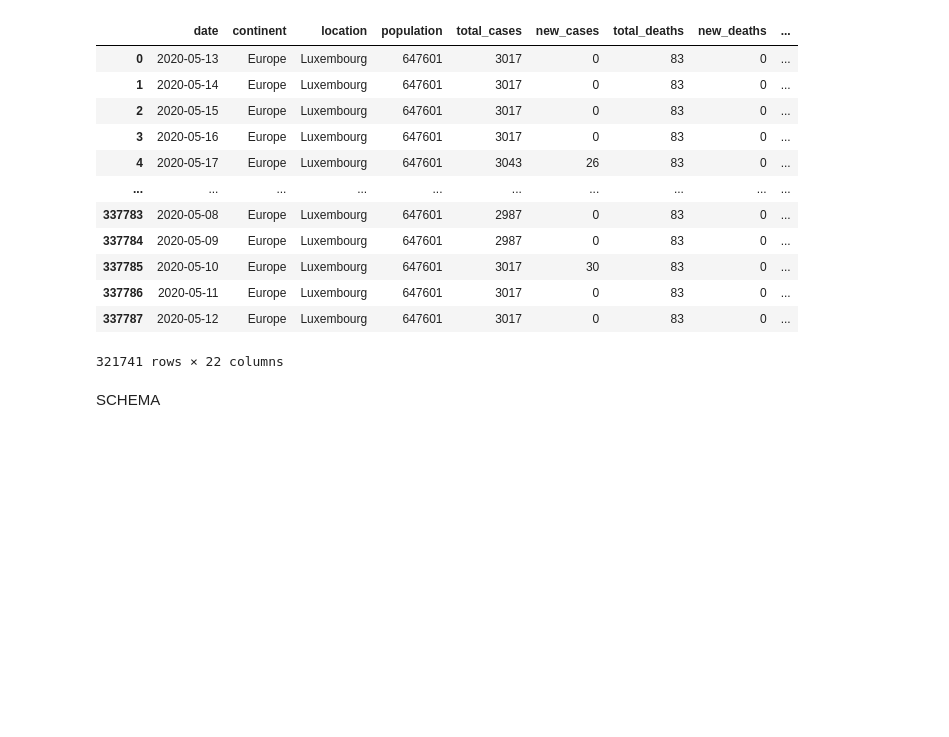
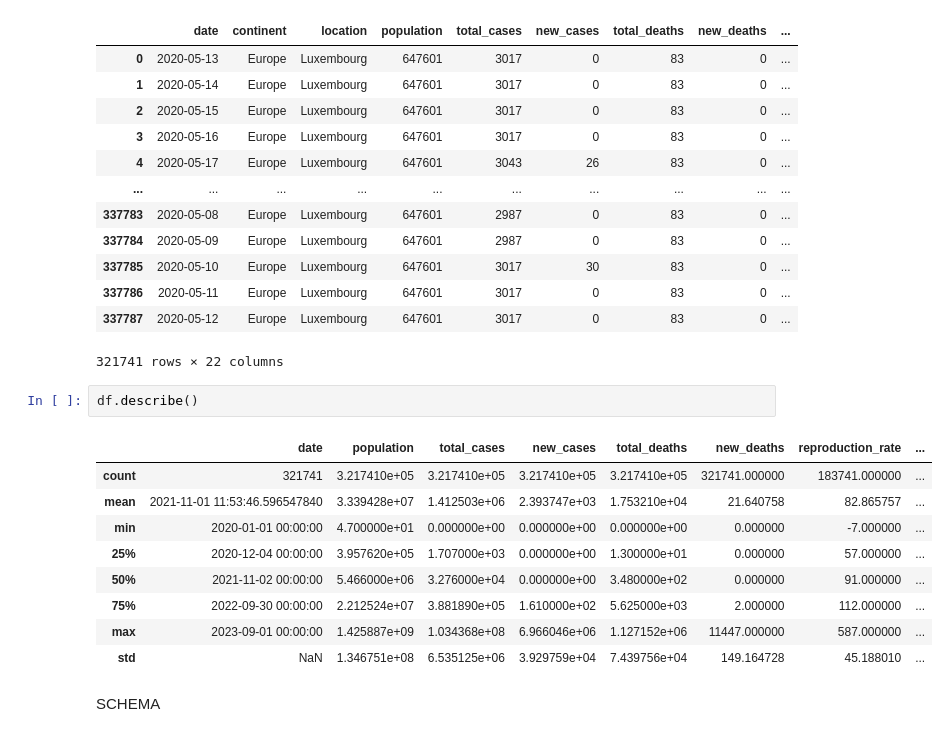
Before and after one commit to askazera/Covid19, a Jupyter notebook: notebooks/analisys.ipynb, the cells around one changed output. Cells and saved outputs as stored; diff of their text form; blank space fills up the shorter version.

```diff
--- a/notebooks/analisys.ipynb
+++ b/notebooks/analisys.ipynb
@@ -172,6 +172,18 @@ df
 | 337786 | 2020-05-11 | Europe | Luxembourg | 647601 | 3017 | 0 | 83 | 0 | ... |
 | 337787 | 2020-05-12 | Europe | Luxembourg | 647601 | 3017 | 0 | 83 | 0 | ... |
 321741 rows × 22 columns
+# %%
+df.describe()
+# %% [output]
+|  | date | population | total_cases | new_cases | total_deaths | new_deaths | reproduction_rate | ... |
+| count | 321741 | 3.217410e+05 | 3.217410e+05 | 3.217410e+05 | 3.217410e+05 | 321741.000000 | 183741.000000 | ... |
+| mean | 2021-11-01 11:53:46.596547840 | 3.339428e+07 | 1.412503e+06 | 2.393747e+03 | 1.753210e+04 | 21.640758 | 82.865757 | ... |
+| min | 2020-01-01 00:00:00 | 4.700000e+01 | 0.000000e+00 | 0.000000e+00 | 0.000000e+00 | 0.000000 | -7.000000 | ... |
+| 25% | 2020-12-04 00:00:00 | 3.957620e+05 | 1.707000e+03 | 0.000000e+00 | 1.300000e+01 | 0.000000 | 57.000000 | ... |
+| 50% | 2021-11-02 00:00:00 | 5.466000e+06 | 3.276000e+04 | 0.000000e+00 | 3.480000e+02 | 0.000000 | 91.000000 | ... |
+| 75% | 2022-09-30 00:00:00 | 2.212524e+07 | 3.881890e+05 | 1.610000e+02 | 5.625000e+03 | 2.000000 | 112.000000 | ... |
+| max | 2023-09-01 00:00:00 | 1.425887e+09 | 1.034368e+08 | 6.966046e+06 | 1.127152e+06 | 11447.000000 | 587.000000 | ... |
+| std | NaN | 1.346751e+08 | 6.535125e+06 | 3.929759e+04 | 7.439756e+04 | 149.164728 | 45.188010 | ... |
 # %% [markdown]
 SCHEMA
 # %%
```
Also changed, not shown: parts of 1 cell of this notebook, 1 other file.
